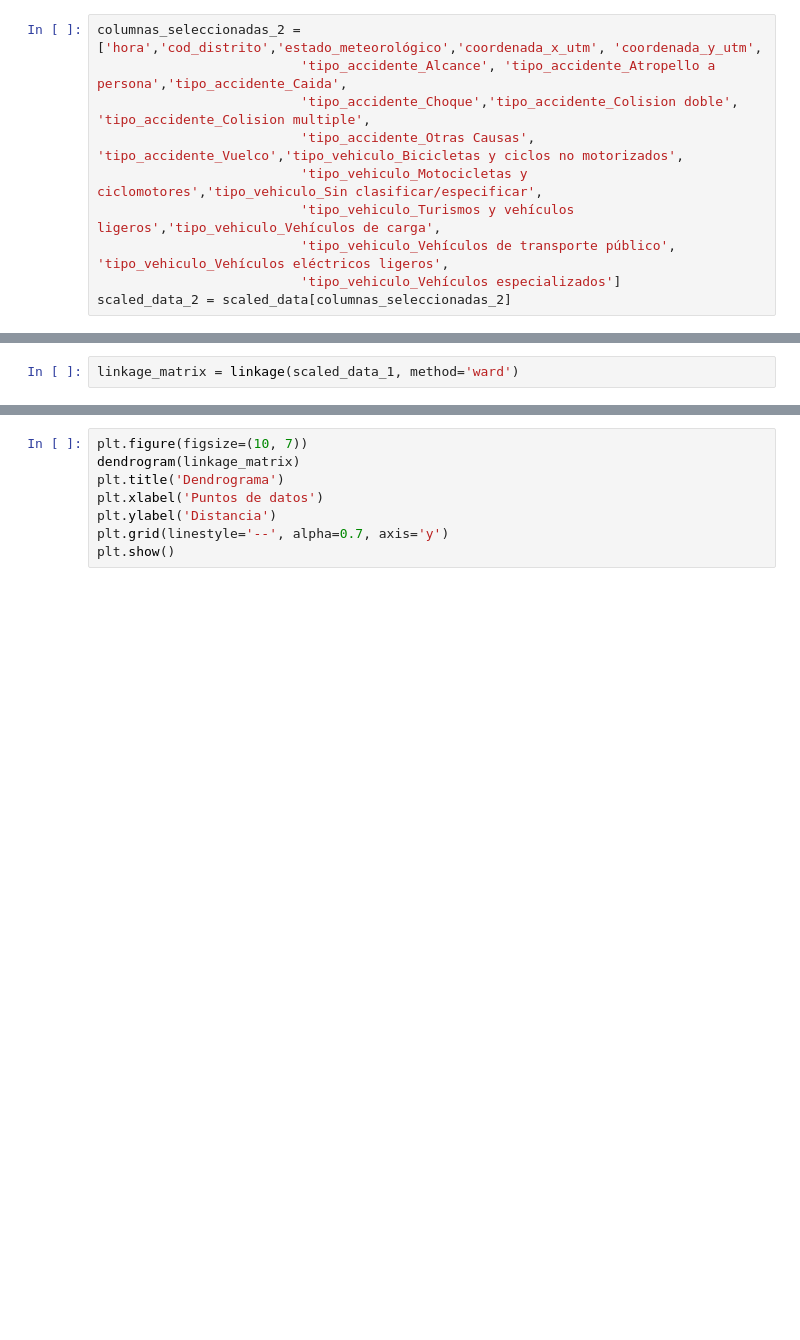
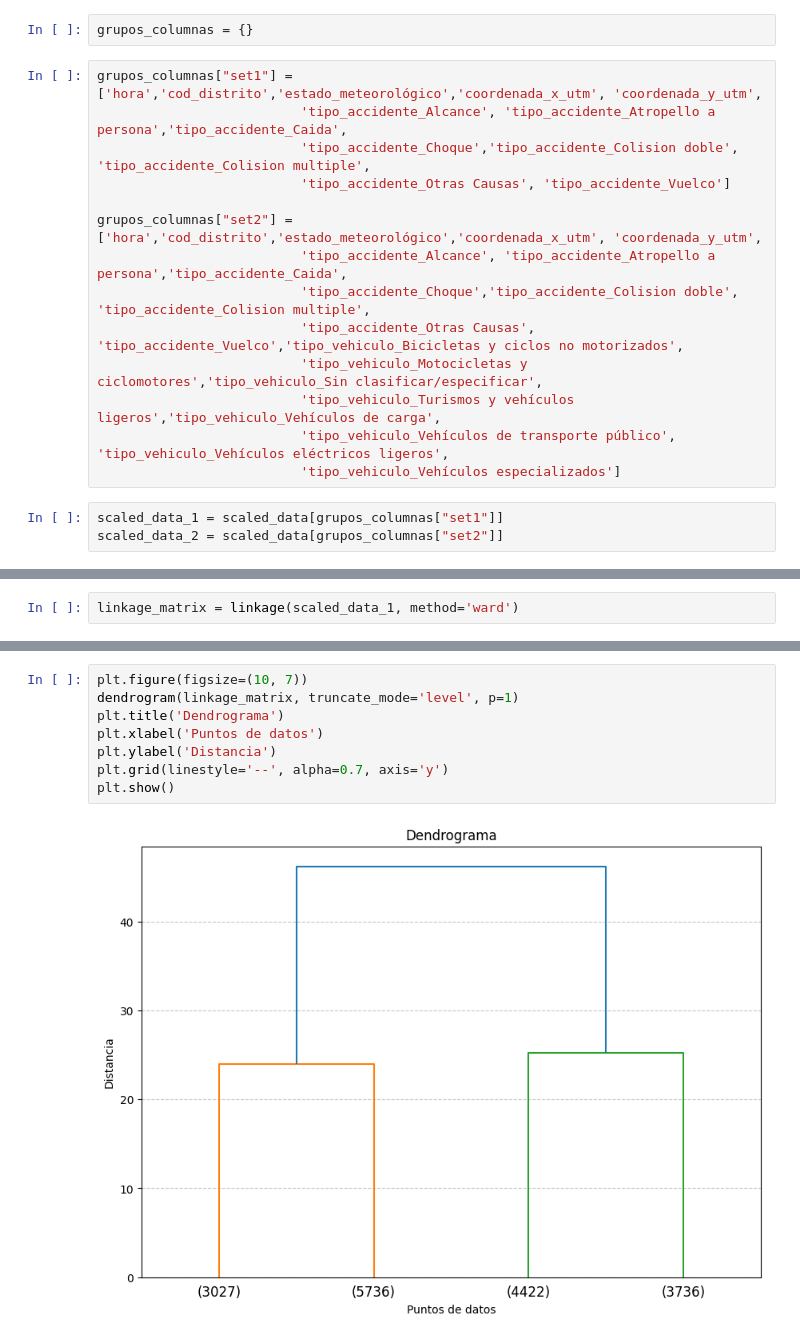
Before and after one commit to AndreesBenitoo/Practica_noSupervisado_Andres_Pedro, a Jupyter notebook: 1_jerarquico.ipynb, the cells around one changed output, grey strips where cells are left out. Cells and saved outputs as stored; diff of their text form; blank space fills up the shorter version.

```diff
--- a/1_jerarquico.ipynb
+++ b/1_jerarquico.ipynb
@@ -588,5 +903,12 @@ scaled_data_1 = scaled_data[columnas_seleccionadas_1]
+# %%
+grupos_columnas = {}
 # %%
-columnas_seleccionadas_2 = ['hora','cod_distrito','estado_meteorológico','coordenada_x_utm', 'coordenada_y_utm',
+grupos_columnas["set1"] =  ['hora','cod_distrito','estado_meteorológico','coordenada_x_utm', 'coordenada_y_utm',
+                          'tipo_accidente_Alcance', 'tipo_accidente_Atropello a persona','tipo_accidente_Caida',
+                          'tipo_accidente_Choque','tipo_accidente_Colision doble', 'tipo_accidente_Colision multiple',
+                          'tipo_accidente_Otras Causas', 'tipo_accidente_Vuelco']
+
+grupos_columnas["set2"] = ['hora','cod_distrito','estado_meteorológico','coordenada_x_utm', 'coordenada_y_utm',
                           'tipo_accidente_Alcance', 'tipo_accidente_Atropello a persona','tipo_accidente_Caida',
                           'tipo_accidente_Choque','tipo_accidente_Colision doble', 'tipo_accidente_Colision multiple',
                           'tipo_accidente_Otras Causas', 'tipo_accidente_Vuelco','tipo_vehiculo_Bicicletas y ciclos no motorizados',
@@ -594,6 +916,8 @@ columnas_seleccionadas_2 = ['hora','cod_distrito','estado_meteorológico','coord
                           'tipo_vehiculo_Turismos y vehículos ligeros','tipo_vehiculo_Vehículos de carga',
                           'tipo_vehiculo_Vehículos de transporte público', 'tipo_vehiculo_Vehículos eléctricos ligeros',
                           'tipo_vehiculo_Vehículos especializados']
-scaled_data_2 = scaled_data[columnas_seleccionadas_2]
+# %%
+scaled_data_1 = scaled_data[grupos_columnas["set1"]]
+scaled_data_2 = scaled_data[grupos_columnas["set2"]]
 # %%
 scaled_data.columns
@@ -623,8 +1013,10 @@ linkage_matrix = linkage(scaled_data_1, method='ward')
 # %%
 plt.figure(figsize=(10, 7))
-dendrogram(linkage_matrix)
+dendrogram(linkage_matrix, truncate_mode='level', p=1)
 plt.title('Dendrograma')
 plt.xlabel('Puntos de datos')
 plt.ylabel('Distancia')
 plt.grid(linestyle='--', alpha=0.7, axis='y')
 plt.show()
+# %% [output]
+[figure, added]
```
Also changed, not shown: parts of 101 cells of this notebook.
